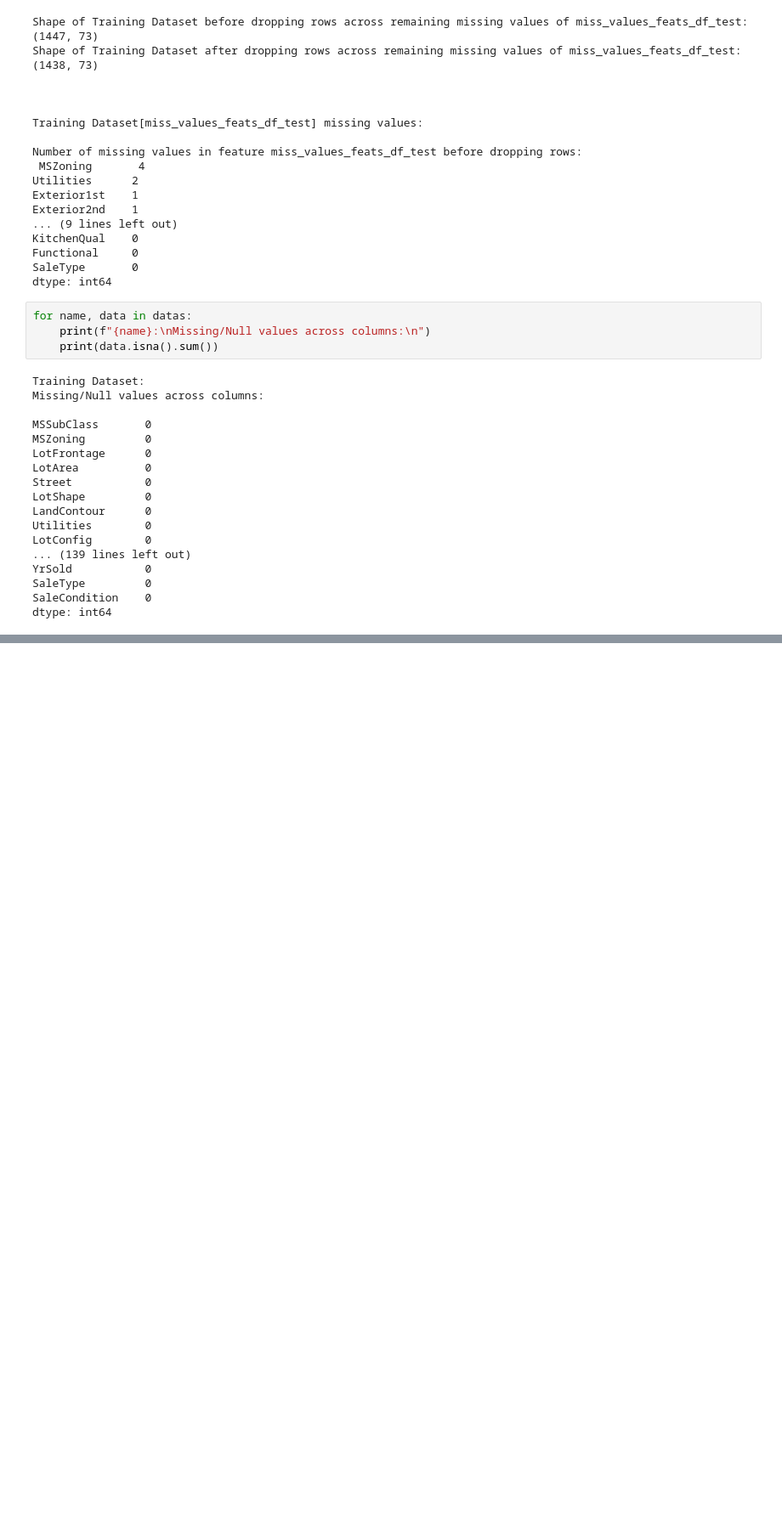
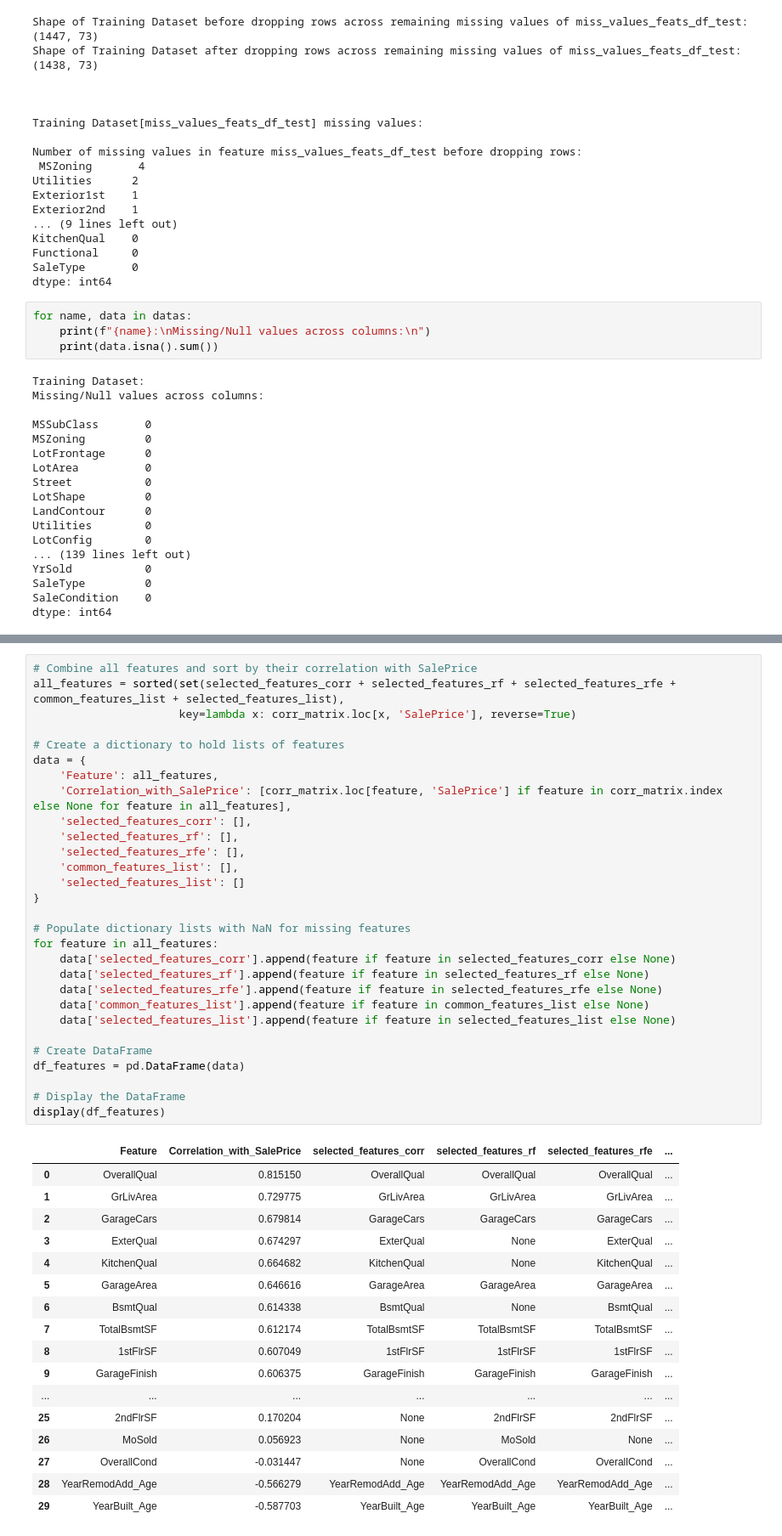
Before and after one commit to bilal1203/Supervised-Learning-Regression-Algorithms-Implementation, a Jupyter notebook: EDA and DataPreprocessing/EDA_ and_DataPreprocessing.ipynb, the cells around one changed output, grey strips where cells are left out. Shown: that part at 85% size. Drawn from its saved outputs; the diff is of its cells as text; blank space fills up the shorter version.

```diff
--- a/EDA and DataPreprocessing/EDA_ and_DataPreprocessing.ipynb
+++ b/EDA and DataPreprocessing/EDA_ and_DataPreprocessing.ipynb
@@ -813,0 +1378,47 @@ ValueError: num must be an integer with 1 <= num <= 4, not 5
+# %%
+# Combine all features and sort by their correlation with SalePrice
+all_features = sorted(set(selected_features_corr + selected_features_rf + selected_features_rfe + common_features_list + selected_features_list),
+                      key=lambda x: corr_matrix.loc[x, 'SalePrice'], reverse=True)
+
+# Create a dictionary to hold lists of features
+data = {
+    'Feature': all_features,
+    'Correlation_with_SalePrice': [corr_matrix.loc[feature, 'SalePrice'] if feature in corr_matrix.index else None for feature in all_features],
+    'selected_features_corr': [],
+    'selected_features_rf': [],
+    'selected_features_rfe': [],
+    'common_features_list': [],
+    'selected_features_list': []
+}
+
+# Populate dictionary lists with NaN for missing features
+for feature in all_features:
+    data['selected_features_corr'].append(feature if feature in selected_features_corr else None)
+    data['selected_features_rf'].append(feature if feature in selected_features_rf else None)
+    data['selected_features_rfe'].append(feature if feature in selected_features_rfe else None)
+    data['common_features_list'].append(feature if feature in common_features_list else None)
+    data['selected_features_list'].append(feature if feature in selected_features_list else None)
+
+# Create DataFrame
+df_features = pd.DataFrame(data)
+
+# Display the DataFrame
+display(df_features)
+# %% [output]
+|  | Feature | Correlation_with_SalePrice | selected_features_corr | selected_features_rf | selected_features_rfe | ... |
+| 0 | OverallQual | 0.815150 | OverallQual | OverallQual | OverallQual | ... |
+| 1 | GrLivArea | 0.729775 | GrLivArea | GrLivArea | GrLivArea | ... |
+| 2 | GarageCars | 0.679814 | GarageCars | GarageCars | GarageCars | ... |
+| 3 | ExterQual | 0.674297 | ExterQual | None | ExterQual | ... |
+| 4 | KitchenQual | 0.664682 | KitchenQual | None | KitchenQual | ... |
+| 5 | GarageArea | 0.646616 | GarageArea | GarageArea | GarageArea | ... |
+| 6 | BsmtQual | 0.614338 | BsmtQual | None | BsmtQual | ... |
+| 7 | TotalBsmtSF | 0.612174 | TotalBsmtSF | TotalBsmtSF | TotalBsmtSF | ... |
+| 8 | 1stFlrSF | 0.607049 | 1stFlrSF | 1stFlrSF | 1stFlrSF | ... |
+| 9 | GarageFinish | 0.606375 | GarageFinish | GarageFinish | GarageFinish | ... |
+| ... | ... | ... | ... | ... | ... | ... |
+| 25 | 2ndFlrSF | 0.170204 | None | 2ndFlrSF | 2ndFlrSF | ... |
+| 26 | MoSold | 0.056923 | None | MoSold | None | ... |
+| 27 | OverallCond | -0.031447 | None | OverallCond | OverallCond | ... |
+| 28 | YearRemodAdd_Age | -0.566279 | YearRemodAdd_Age | YearRemodAdd_Age | YearRemodAdd_Age | ... |
+| 29 | YearBuilt_Age | -0.587703 | YearBuilt_Age | YearBuilt_Age | YearBuilt_Age | ... |
```
Also changed, not shown: parts of 36 cells of this notebook.
